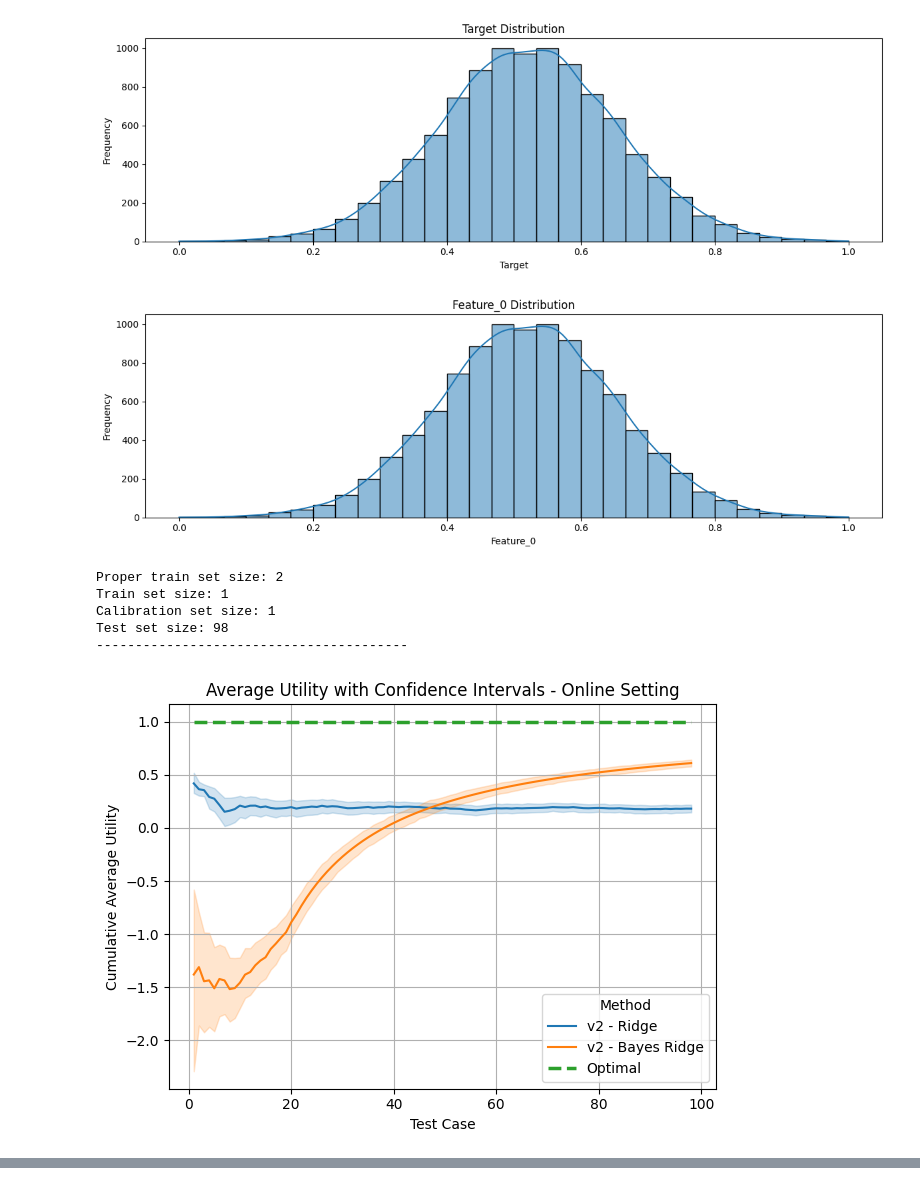
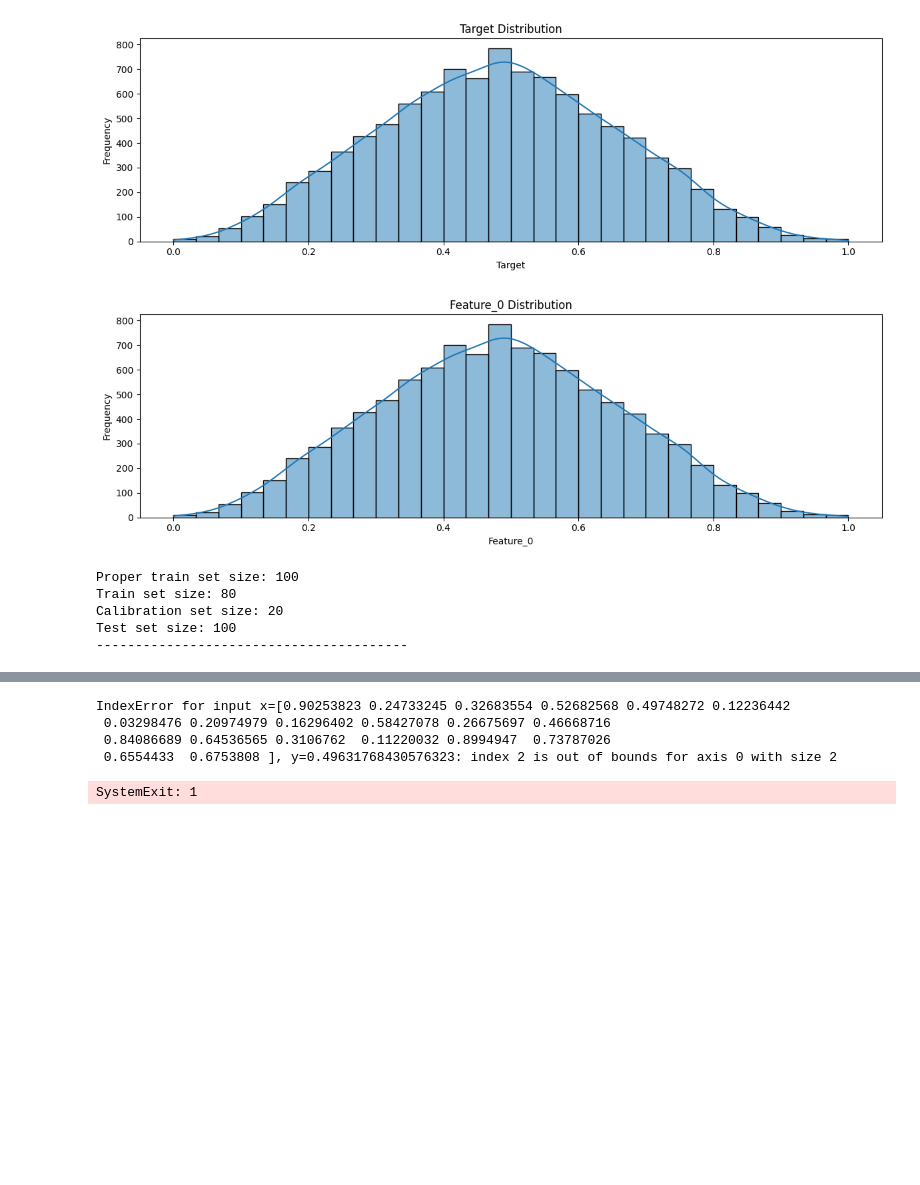
Before and after one commit to simonlanngren/Conformal-Predictive-Decision-Making, a Jupyter notebook: notebooks/Experiment_template.ipynb, the cells around one changed output, grey strips where cells are left out. Saved outputs shown, nothing was run; the diff lists cells and outputs as text; code cells hidden in the pictures; blank space fills up the shorter version.

```diff
--- a/notebooks/Experiment_template.ipynb
+++ b/notebooks/Experiment_template.ipynb
@@ -14,8 +14,8 @@ from src.functions.data_generation import DataGeneration
 synthetic_data = DataGeneration.generate_data(
     n_samples=10000,
     n_features=20,
-    n_informative=5,
-    relationship='make_regression',
+    n_informative=4,
+    relationship='friedman1',
     noise=0.1,
     random_state=2025
 )
@@ -26,30 +26,30 @@ utility_config = {
     'threshold': 0.5,
     'tp': 1,
     'tn': 1,
-    'fp': -10,
-    'fn': 0
+    'fp': -1,
+    'fn': -1
 }
 
 method_config = {
     'mode': "Online",
     'run_v1': False,
     'run_v2': True,
-    'return_predictive': False,
+    'run_predictive': True,
 }
 
 data_config = {
     'data': synthetic_data,
-    'n_runs': 100,
-    'sample_size': 100,
-    'test_size': 0.98,
-    'cal_size': 0.3,
+    'n_runs': 10,
+    'sample_size': 200,
+    'test_size': 0.5,
+    'cal_size': 0.2,
     'random_state': 2025
 }
 
 models_config = {
-    'include_ridge': True,
-    'include_knn': False,
-    'include_bayes_ridge': True,
+    'include_ridge': False,
+    'include_knn': True,
+    'include_bayes_ridge': False,
     'include_gp': False
 }
 
@@ -79,39 +79,38 @@ main = Main(
     fn=utility_config["fn"]
 )
 main.run_experiment(
     mode=method_config["mode"],
     run_v1=method_config["run_v1"],
     run_v2=method_config["run_v2"],
-    return_predictive=method_config["return_predictive"],
+    run_predictive=method_config["run_predictive"],
 
     data=data_config["data"],
     n_runs=data_config["n_runs"],
     sample_size=data_config["sample_size"],
     test_size=data_config["test_size"],
     cal_size=data_config["cal_size"],
     random_state=data_config["random_state"],
 
     include_ridge=models_config["include_ridge"],
     include_knn=models_config["include_knn"],
     include_bayesian_ridge=models_config["include_bayes_ridge"],
     include_gp=models_config["include_gp"],
 
     plot_distributions=plot_config["plot_distributions"],
     print_split=plot_config["print_split"],
     plot_average_utility=plot_config["plot_average_utility"],
     plot_cumulative_regret=plot_config["plot_cumulative_regret"],
     plot_confidence=plot_config["plot_confidence"],
 
     n_splits=model_selection_config["n_splits"],
     search_space_knn=model_selection_config["search_space_knn"],
     search_space_ridge=model_selection_config["search_space_ridge"],
 )
 # %% [output]
-[figure, old version]
+[figure, new version]
-[figure, old version]
+[figure, new version]
-Proper train set size: 2
-Train set size: 1
-Calibration set size: 1
-Test set size: 98
+Proper train set size: 100
+Train set size: 80
+Calibration set size: 20
+Test set size: 100
 ----------------------------------------
-[figure, removed]
@@ -118,0 +117,5 @@ Test set size: 98
+IndexError for input x=[0.90253823 0.24733245 0.32683554 0.52682568 0.49748272 0.12236442
+ 0.03298476 0.20974979 0.16296402 0.58427078 0.26675697 0.46668716
+ 0.84086689 0.64536565 0.3106762  0.11220032 0.8994947  0.73787026
+ 0.6554433  0.6753808 ], y=0.49631768430576323: index 2 is out of bounds for axis 0 with size 2
+SystemExit: 1
```
Also changed, not shown: parts of 1 cell of this notebook, 7 other files.
